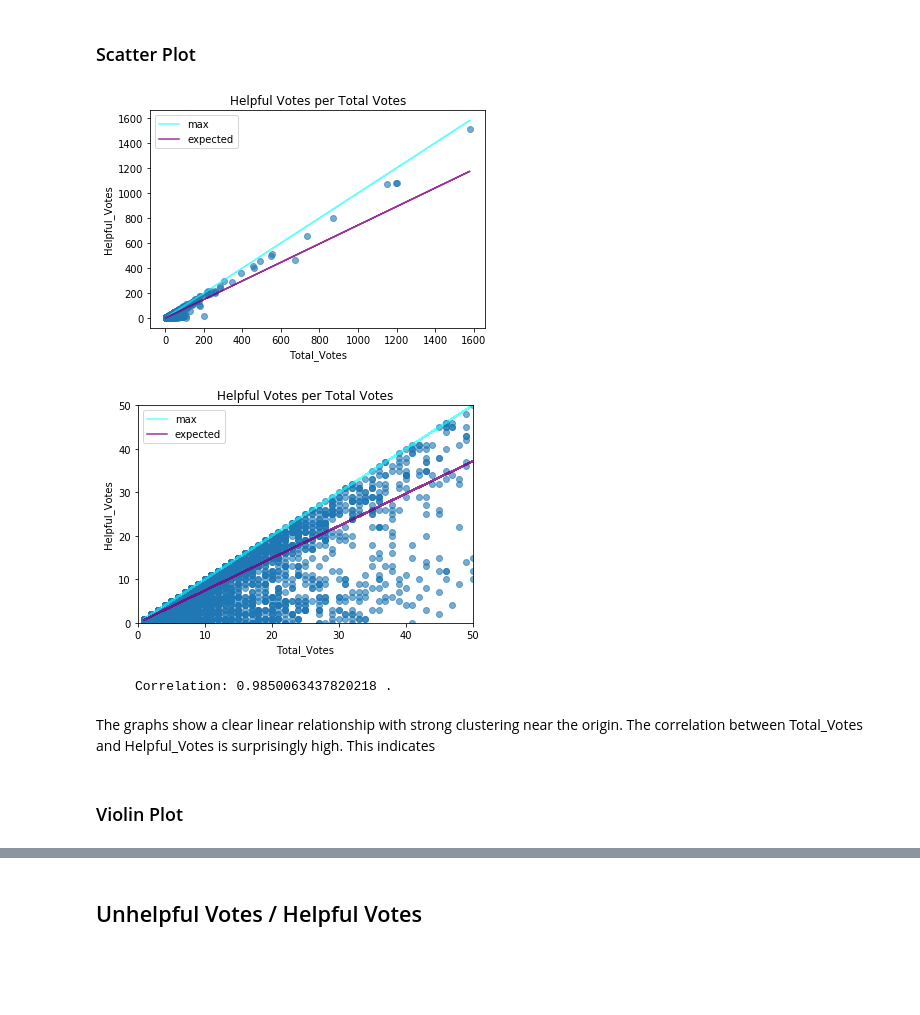
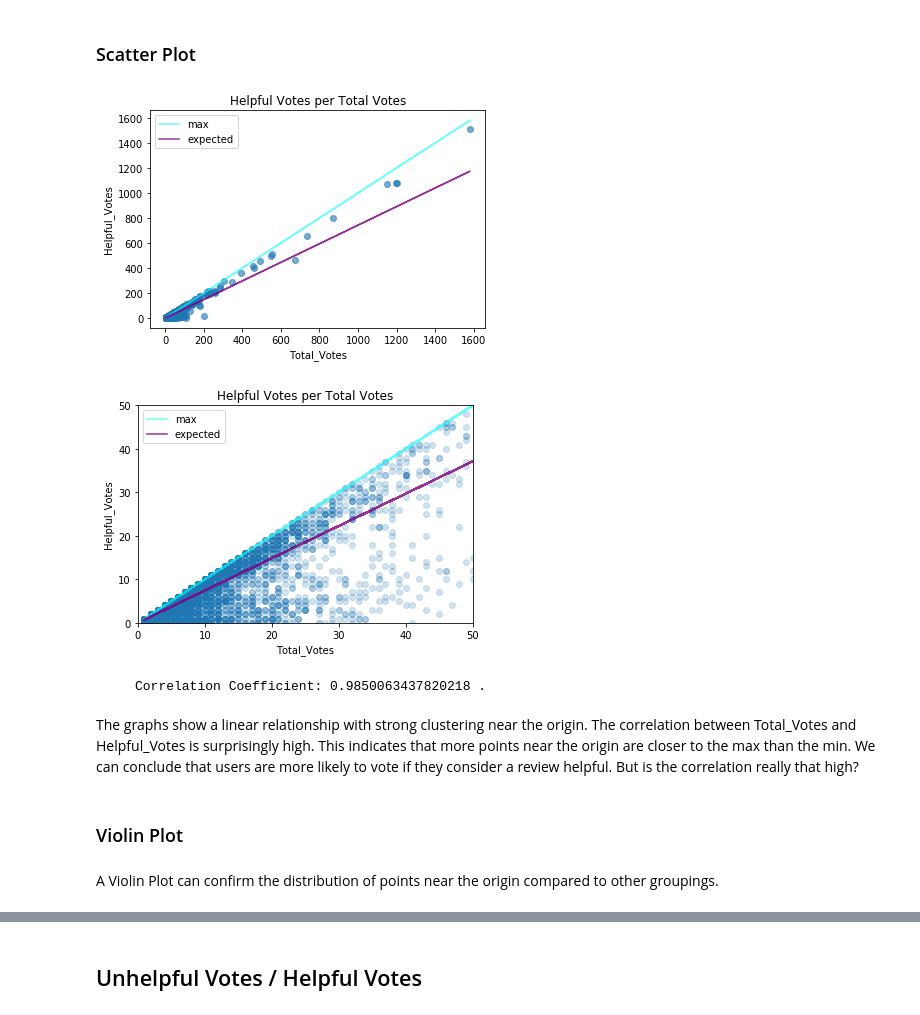
Before and after one commit to coreyjwade/Ranking_Reviewers_EDA, a Jupyter notebook: EDA_Ranking_Reviewers.ipynb, the cells around one changed output, grey strips where cells are left out. Drawn from its saved outputs; the diff is of its cells as text; code cells hidden in the pictures; blank space fills up the shorter version.

```diff
--- a/EDA_Ranking_Reviewers.ipynb
+++ b/EDA_Ranking_Reviewers.ipynb
@@ -131,0 +233,6 @@ df['Helpful_Rating']=(df['Helpful_Percentage']*100 + df['Helpful_Rating'])/2
+# %%
+# determine slope, y_intercept from two given points
+def two_points_line(a,b):
+    slope = (b[1] - a[1])/(b[0]-a[0])
+    y_int = a[1] - slope * a[0]
+    return slope, y_int
@@ -131,0 +266,3 @@ df['Helpful_Rating']=(df['Helpful_Percentage']*100 + df['Helpful_Rating'])/2
+# %%
+# create new column converting Helpful_Votes to a rating
+df['Helpful_Votes_Rating'] = df['Helpful_Votes'].apply(helpful_votes_rating)
@@ -131,0 +271,4 @@ df['Helpful_Rating']=(df['Helpful_Percentage']*100 + df['Helpful_Rating'])/2
+# %%
+df['Helpful_Percentage_Book'] = df['Helpful_Votes']/df['Helpful_Votes_Book']
+df['Helpful_Percentage_Book_Score'] = np.log(df['Helpful_Percentage_Book']+1.71828)
+df['Helpful_Percentage_Book_Score'].describe()
@@ -131,0 +287,3 @@ df['Helpful_Rating']=(df['Helpful_Percentage']*100 + df['Helpful_Rating'])/2
+# %%
+# Create weighted helpful score
+df['Helpful_Score'] = (0.48*df['Helpful_Votes_Rating'] + 0.48*df['Helpful_Percentage']) + 0.04*df['Helpful_Percentage_Book_Score']
@@ -203,7 +382,7 @@ def correlation(x,y):
 # MAIN PLOT
 
 # Create scatter plot comparing Total_Votes to Helpful_Votes
-scatter('Total_Votes', 'Helpful_Votes', 'Helpful Votes per Total Votes', df_sub, 0.6)
+scatter('Total_Votes', 'Helpful_Votes', 'Helpful Votes per Total Votes', df_sub, alpha=0.6)
 
 # Since helpful votes cannot exceed total votes, the cyan line represents a maximum.
 maxLine, = plt.plot(x, x, 'cyan', label='max', alpha=0.6)
@@ -216,40 +395,49 @@ plt.legend(handles=[maxLine, expectedLine])
 
 # Show plot
 plt.show()
 
+
 # ZOOM PLOT
 
 # Create scatter plot comparing Total_Votes to Helpful_Votes
-scatter('Total_Votes', 'Helpful_Votes', 'Helpful Votes per Total Votes', df_sub, 0.6)
+scatter('Total_Votes', 'Helpful_Votes', 'Helpful Votes per Total Votes', df_sub, alpha=0.2)
 
 # Since helpful votes cannot exceed total votes, the cyan line represents a maximum.
 maxLine, = plt.plot(x, x, 'cyan', label='max', alpha=0.6)
 
 # The purple line is the expected value of helpful votes
 expectedLine, = plt.plot(x, helpfulPercentage*x, 'purple', label='expected', alpha=0.8)
 
 # Create legend
 plt.legend(handles=[maxLine, expectedLine])
 
 # Set limits for x and y
 plt.xlim(0,50)
 plt.ylim(0,50)
 
 # Show the plot
 plt.show()
 
+
 # CORRELATION
+
+# Choose correlation arrays
 x = df_sub['Total_Votes']
 y = df_sub['Helpful_Votes']
-# compute correlation of x,y from above plot
+
+# Compute correlation of x,y
 coeff = correlation(x,y)
-print('     Correlation:', coeff, '.')
+
+# Print result
+print('     Correlation Coefficient:', coeff, '.')
 # %% [output]
 [figure]
-[figure, old version]
+[figure, new version]
-     Correlation: 0.9850063437820218 .
+     Correlation Coefficient: 0.9850063437820218 .
 # %% [markdown]
-The graphs show a clear linear relationship with strong clustering near the origin. The correlation between Total_Votes and Helpful_Votes is surprisingly high. This indicates
+The graphs show a linear relationship with strong clustering near the origin. The correlation between Total_Votes and Helpful_Votes is surprisingly high. This indicates that more points near the origin are closer to the max than the min. We can conclude that users are more likely to vote if they consider a review helpful. But is the correlation really that high?
 # %% [markdown]
 ### Violin Plot
+# %% [markdown]
+A Violin Plot can confirm the distribution of points near the origin compared to other groupings.
 # %%
```
Also changed, not shown: parts of 67 cells of this notebook.
